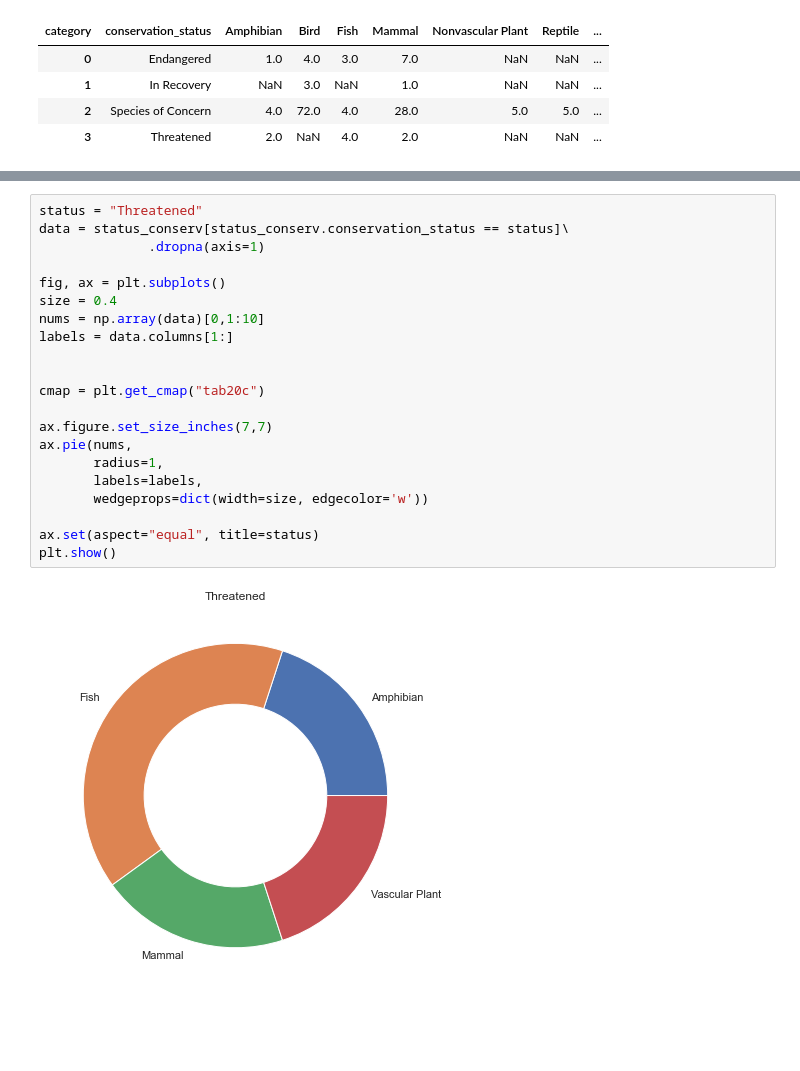
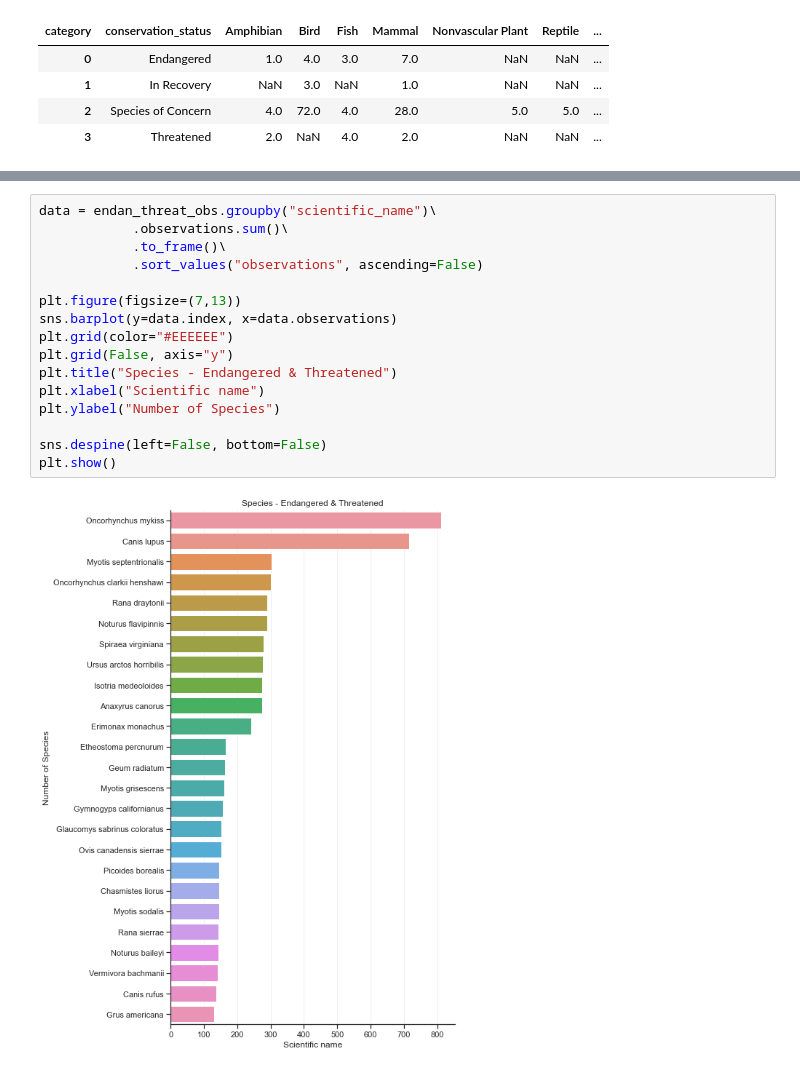
Before and after one commit to lep511/Portfolio-biodiversity, a Jupyter notebook: biodiversity.ipynb, the cells around one changed output, grey strips where cells are left out. Drawn from its saved outputs; the diff is of its cells as text; blank space fills up the shorter version.

```diff
--- a/biodiversity.ipynb
+++ b/biodiversity.ipynb
@@ -218,23 +263,18 @@ plt.show()
-# %%
-status = "Threatened"
-data = status_conserv[status_conserv.conservation_status == status]\
-              .dropna(axis=1)
-
-fig, ax = plt.subplots()
-size = 0.4
-nums = np.array(data)[0,1:10]
-labels = data.columns[1:]
-
-
-cmap = plt.get_cmap("tab20c")
-
-ax.figure.set_size_inches(7,7)
-ax.pie(nums,
-       radius=1,
-       labels=labels,
-       wedgeprops=dict(width=size, edgecolor='w'))
-
-ax.set(aspect="equal", title=status)
-plt.show()
-# %% [output]
-[figure, removed]
+# %%
+data = endan_threat_obs.groupby("scientific_name")\
+            .observations.sum()\
+            .to_frame()\
+            .sort_values("observations", ascending=False)
+
+plt.figure(figsize=(7,13))
+sns.barplot(y=data.index, x=data.observations)
+plt.grid(color="#EEEEEE")
+plt.grid(False, axis="y")
+plt.title("Species - Endangered & Threatened")
+plt.xlabel("Scientific name")
+plt.ylabel("Number of Species")
+
+sns.despine(left=False, bottom=False)
+plt.show()
+# %% [output]
+[figure, added]
```
Also changed, not shown: parts of 9 cells of this notebook.
